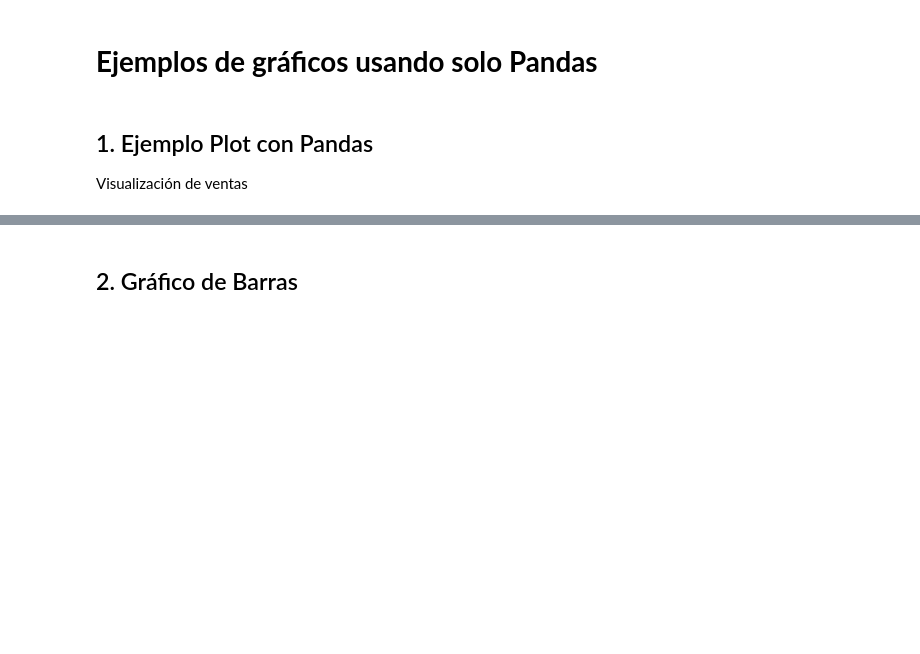
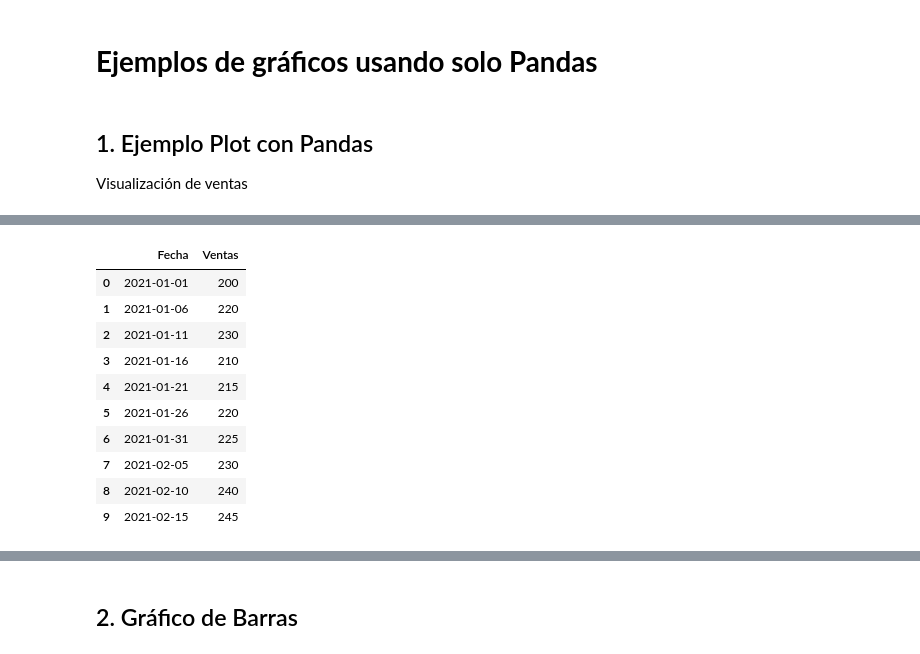
Before and after one commit to DavChing/programa-python_utec, a Jupyter notebook: Modulo3/sesi_n_5_ejemplos.ipynb, the cells around one changed output, grey strips where cells are left out. Saved outputs shown, nothing was run; the diff lists cells and outputs as text; code cells hidden in the pictures; blank space fills up the shorter version.

```diff
--- a/Modulo3/sesi_n_5_ejemplos.ipynb
+++ b/Modulo3/sesi_n_5_ejemplos.ipynb
@@ -30,0 +40,23 @@ df.plot(title='Ventas Diarias', xlabel='Fecha', ylabel='Ventas', grid=True)
+# %%
+import pandas as pd
+
+
+data = {
+    'Fecha': pd.date_range(start='1/1/2021', periods=10, freq='5D'),
+    'Ventas': [200, 220, 230, 210, 215, 220, 225, 230, 240, 245]
+}
+df = pd.DataFrame(data)
+
+df
+# %% [output]
+|  | Fecha | Ventas |
+| 0 | 2021-01-01 | 200 |
+| 1 | 2021-01-06 | 220 |
+| 2 | 2021-01-11 | 230 |
+| 3 | 2021-01-16 | 210 |
+| 4 | 2021-01-21 | 215 |
+| 5 | 2021-01-26 | 220 |
+| 6 | 2021-01-31 | 225 |
+| 7 | 2021-02-05 | 230 |
+| 8 | 2021-02-10 | 240 |
+| 9 | 2021-02-15 | 245 |
```
Also changed, not shown: parts of 18 cells of this notebook.
